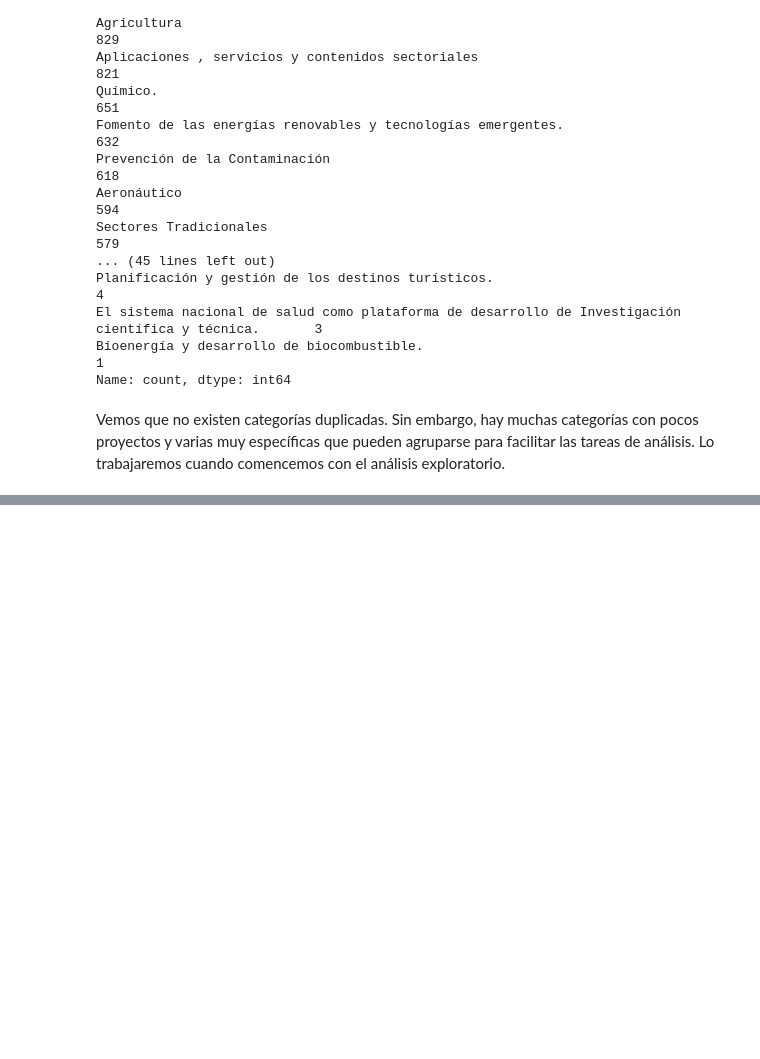
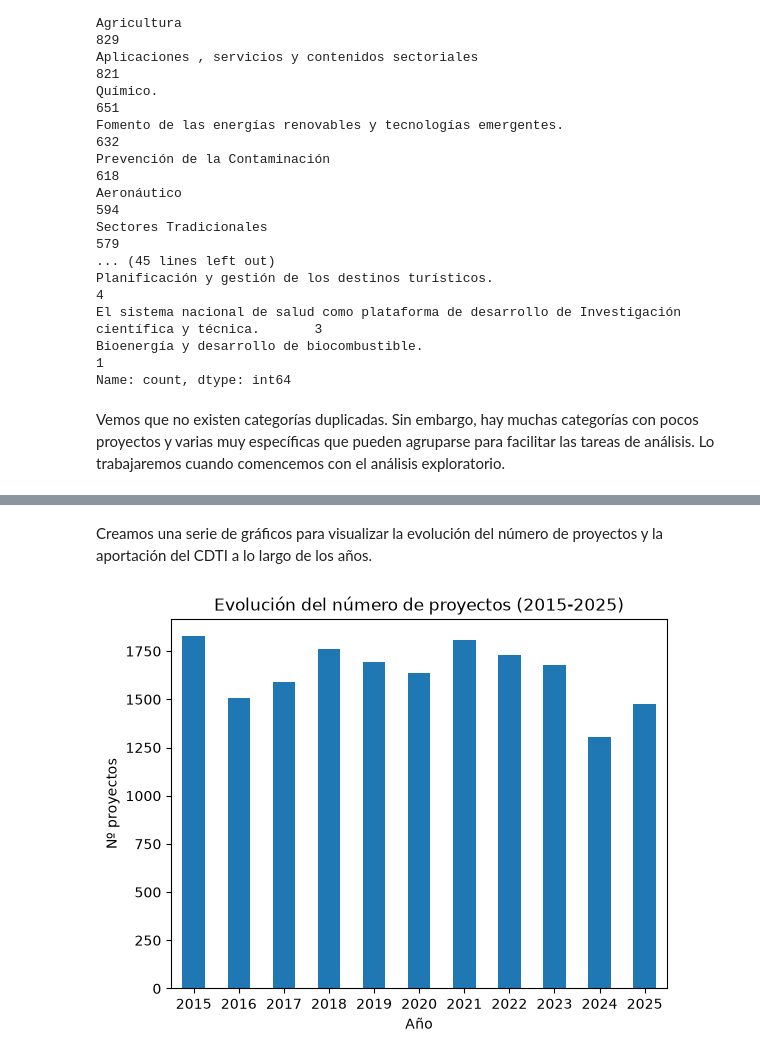
Before and after one commit to JacoboDX/cdti-funding-analysis, a Jupyter notebook: notebooks/analisis.ipynb, the cells around one changed output, grey strips where cells are left out. Drawn from its saved outputs; the diff is of its cells as text; code cells hidden in the pictures; blank space fills up the shorter version.

Commit message:
Comenzar análisis exploratorio con la evolución temporal

```diff
--- a/notebooks/analisis.ipynb
+++ b/notebooks/analisis.ipynb
@@ -274,0 +283,3 @@ Vemos que no existen categorías duplicadas. Sin embargo, hay muchas categorías
+# %%
+resumen_anual = df_cdti.groupby('Año')['Aportación CDTI'].agg(['size','sum','median','mean'])
+resumen_anual
@@ -274,0 +304,8 @@ Vemos que no existen categorías duplicadas. Sin embargo, hay muchas categorías
+# %%
+resumen_anual = resumen_anual.rename(columns={'size':'Nº proyectos','sum':'Aportación total','median':'Aportación mediana','mean':'Aportación media'})
+resumen_anual['Aportación total (M€)'] = resumen_anual['Aportación total'] / 1000000
+resumen_anual['Aportación mediana (k€)'] = resumen_anual['Aportación mediana'] / 1000
+resumen_anual['Aportación media (k€)'] = resumen_anual['Aportación media'] / 1000
+resumen_anual = resumen_anual.drop(columns=['Aportación total','Aportación mediana','Aportación media'])
+resumen_anual = resumen_anual[['Nº proyectos','Aportación total (M€)','Aportación media (k€)','Aportación mediana (k€)']]
+resumen_anual
@@ -274,0 +326,10 @@ Vemos que no existen categorías duplicadas. Sin embargo, hay muchas categorías
+# %% [markdown]
+Creamos una serie de gráficos para visualizar la evolución del número de proyectos y la aportación del CDTI a lo largo de los años.
+# %%
+resumen_anual['Nº proyectos'].plot(kind='bar',rot=0)
+plt.title('Evolución del número de proyectos (2015-2025)')
+plt.xlabel('Año')
+plt.ylabel('Nº proyectos')
+plt.show()
+# %% [output]
+[figure, added]
```
Also changed, not shown: parts of 10 cells of this notebook, 1 other file.
